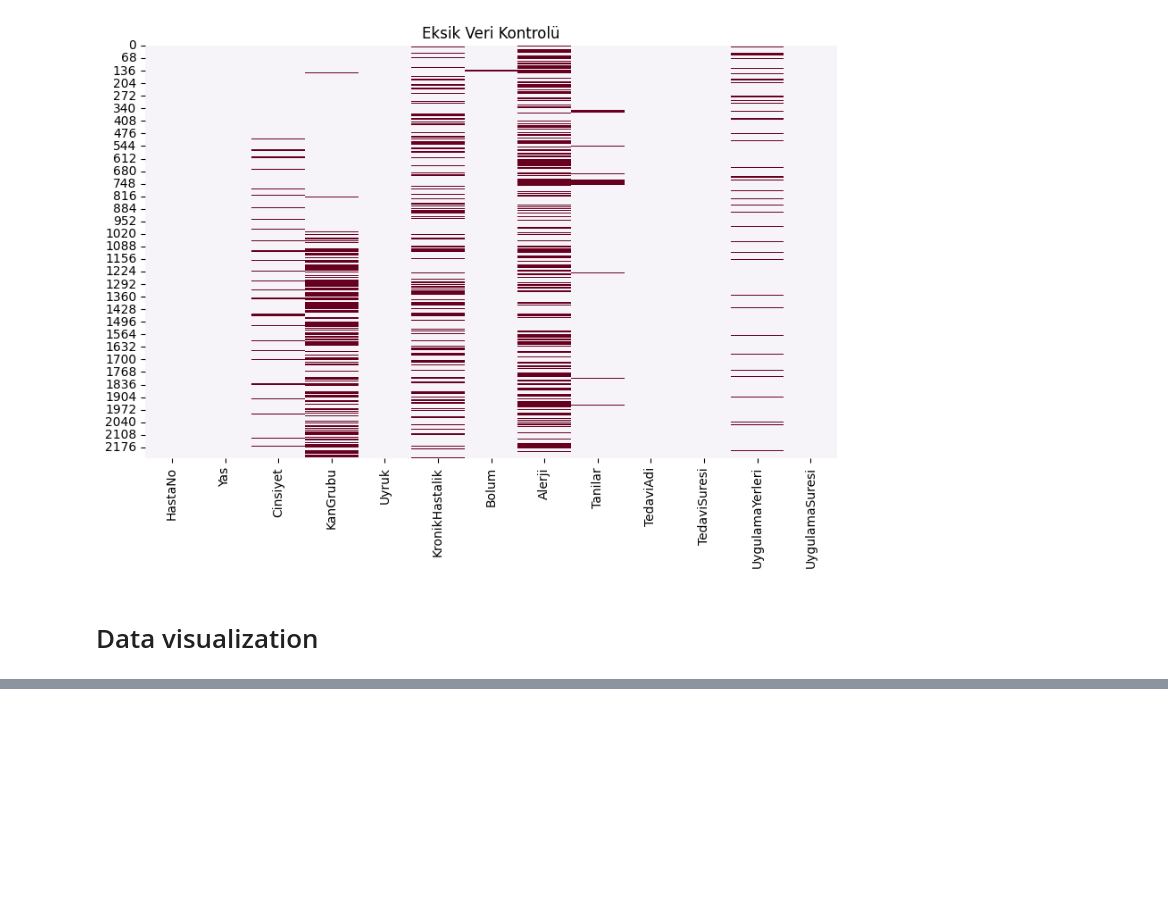
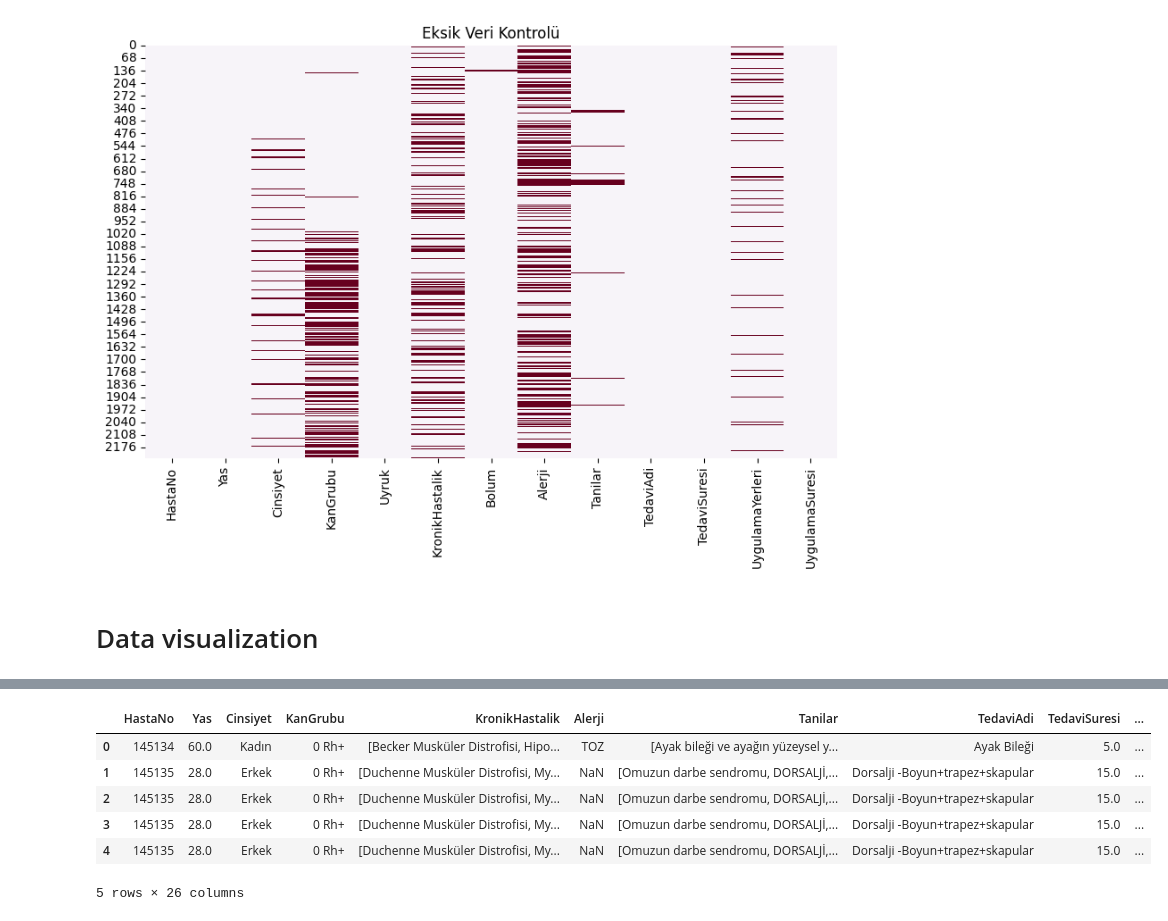
Before and after one commit to zeynepcicen/Pusula_Zeynep_Cicen, a Jupyter notebook: pusula_EDA.ipynb, the cells around one changed output, grey strips where cells are left out. Drawn from its saved outputs; the diff is of its cells as text; code cells hidden in the pictures; blank space fills up the shorter version.

```diff
--- a/pusula_EDA.ipynb
+++ b/pusula_EDA.ipynb
@@ -214,0 +347,46 @@ plt.show()
+# %%
+import pandas as pd
+from sklearn.impute import SimpleImputer, KNNImputer
+from sklearn.preprocessing import OneHotEncoder, LabelEncoder, StandardScaler
+from sklearn.compose import ColumnTransformer
+from sklearn.pipeline import Pipeline
+import numpy as np
+
+# Excel dosyasını oku
+df = pd.read_excel("Talent_Academy_Case_DT_2025.xlsx")
+
+# 1. Eksik değerleri işleme
+# Sayısal sütunlar için SimpleImputer (ortalama ile doldurma)
+num_cols = ['Yas', 'UygulamaSuresi', 'TedaviSuresi']  # Süreleri sayısal yapacağız
+df['UygulamaSuresi'] = df['UygulamaSuresi'].str.replace(' Dakika','').astype(float)
+df['TedaviSuresi'] = df['TedaviSuresi'].str.replace(' Seans','').astype(float)
+
+num_imputer = SimpleImputer(strategy='mean')
+df[num_cols] = num_imputer.fit_transform(df[num_cols])
+
+# Kategorik sütunlar için SimpleImputer (en sık görülen değer ile doldurma)
+cat_cols = ['Cinsiyet', 'KanGrubu', 'Uyruk', 'Bolum']
+cat_imputer = SimpleImputer(strategy='most_frequent')
+df[cat_cols] = cat_imputer.fit_transform(df[cat_cols])
+
+# 2. Kategorik değişkenleri kodlama
+# OneHotEncoder kullanacağız
+ohe_cols = [ 'Uyruk', 'Bolum']
+df_encoded = pd.get_dummies(df, columns=ohe_cols)
+
+
+# 3. Çoklu değerleri ayırma (KronikHastalik ve Tanilar)
+# Örnek: ',' ile ayrılmış hastalıkları listeye çevirme
+df_encoded['KronikHastalik'] = df['KronikHastalik'].fillna('').apply(lambda x: [i.strip() for i in x.split(',')] if x else [])
+df_encoded['Tanilar'] = df['Tanilar'].fillna('').apply(lambda x: [i.strip() for i in x.split(',')] if x else [])
+
+# Artık veri modellemeye hazır
+df_encoded.head()
+# %% [output]
+|  | HastaNo | Yas | Cinsiyet | KanGrubu | KronikHastalik | Alerji | Tanilar | TedaviAdi | TedaviSuresi | ... |
+| 0 | 145134 | 60.0 | Kadın | 0 Rh+ | [Becker Musküler Distrofisi, Hipo... | TOZ | [Ayak bileği ve ayağın yüzeysel y... | Ayak Bileği | 5.0 | ... |
+| 1 | 145135 | 28.0 | Erkek | 0 Rh+ | [Duchenne Musküler Distrofisi, My... | NaN | [Omuzun darbe sendromu, DORSALJİ,... | Dorsalji -Boyun+trapez+skapular | 15.0 | ... |
+| 2 | 145135 | 28.0 | Erkek | 0 Rh+ | [Duchenne Musküler Distrofisi, My... | NaN | [Omuzun darbe sendromu, DORSALJİ,... | Dorsalji -Boyun+trapez+skapular | 15.0 | ... |
+| 3 | 145135 | 28.0 | Erkek | 0 Rh+ | [Duchenne Musküler Distrofisi, My... | NaN | [Omuzun darbe sendromu, DORSALJİ,... | Dorsalji -Boyun+trapez+skapular | 15.0 | ... |
+| 4 | 145135 | 28.0 | Erkek | 0 Rh+ | [Duchenne Musküler Distrofisi, My... | NaN | [Omuzun darbe sendromu, DORSALJİ,... | Dorsalji -Boyun+trapez+skapular | 15.0 | ... |
+5 rows × 26 columns
```
Also changed, not shown: parts of 9 cells of this notebook.
